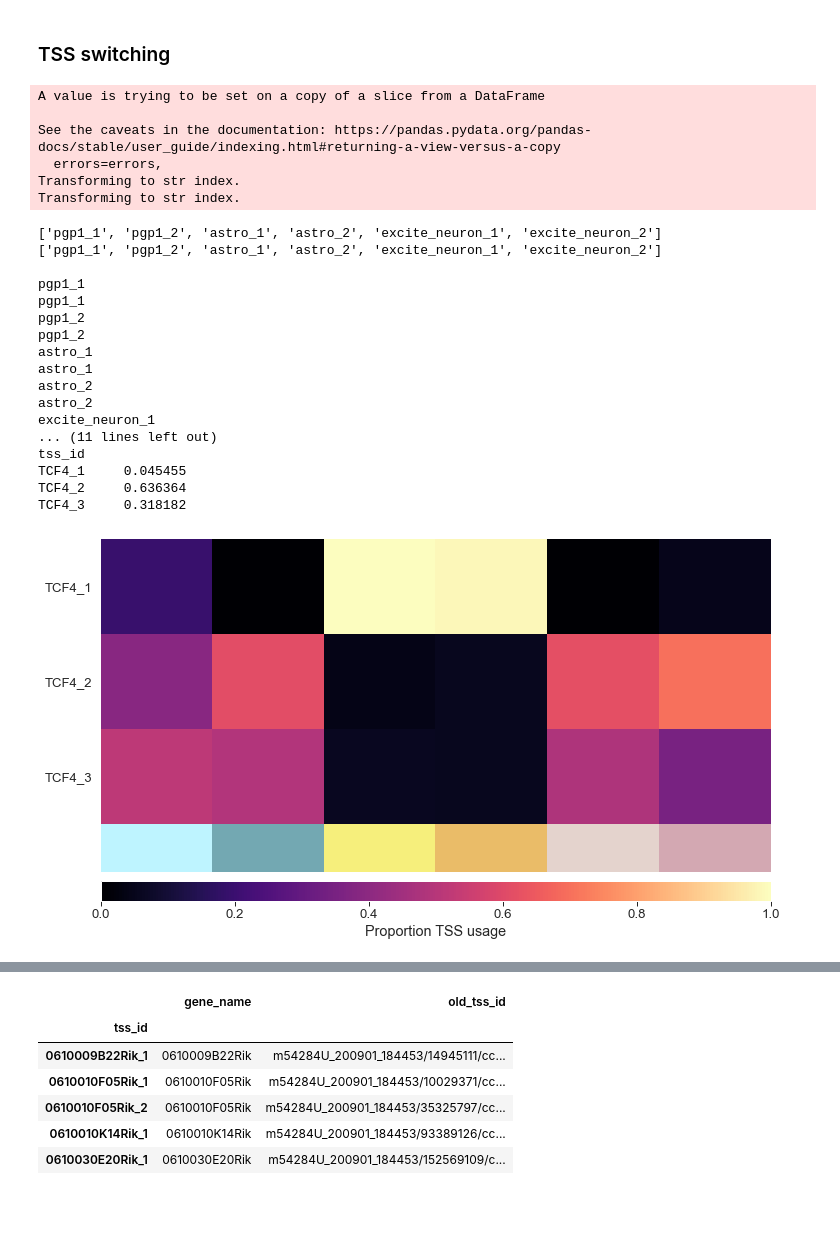
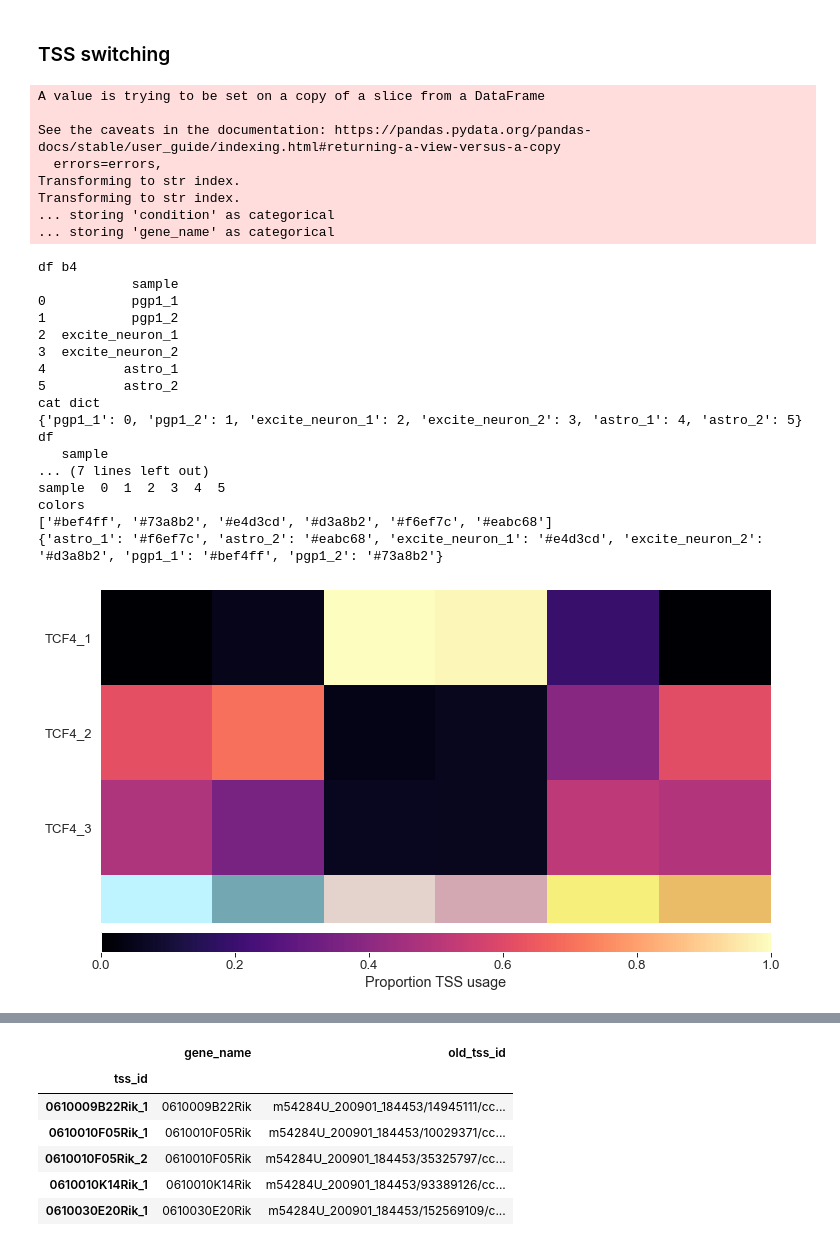
Before and after one commit to fairliereese/210413_pgp1, a Jupyter notebook: pgp1_lr.ipynb, the cells around one changed output, grey strips where cells are left out. Drawn from its saved outputs; the diff is of its cells as text; code cells hidden in the pictures; blank space fills up the shorter version.

Commit message:
fixed tss heatmap ordering bug

```diff
--- a/pgp1_lr.ipynb
+++ b/pgp1_lr.ipynb
@@ -382,6 +382,9 @@ cond_map = {'Astrocytes': ['astro_1', 'astro_2'], \
 df = pd.read_csv(ab_file, sep='\t')
 adata = make_adata(df, cond_map, how='tss')
 
+fname = 'tss.h5ad'
+adata.write(fname)
+
 # do one test for each pair of conditions
 tested = []
 conditions = ['Astrocytes', 'Excitatory neurons', 'PGP1']
@@ -392,6 +395,8 @@ See the caveats in the documentation: https://pandas.pydata.org/pandas-docs/stab
   errors=errors,
 Transforming to str index.
 Transforming to str index.
+... storing 'condition' as categorical
+... storing 'gene_name' as categorical
 # %%
 how = 'tss'
 for c1 in conditions:
@@ -423,13 +428,7 @@ for c1 in conditions:
 # %%
 def make_cond_map(groups, group_names):
     cond_map = dict()
-
-    print(groups)
-    print(group_names)
-    print()
     for group, group_name in zip(groups, group_names):
-        print(group)
-        print(group_name)
         cond_map[group] = group_name
     return cond_map
 
@@ -450,27 +449,28 @@ def calc_exp(adata, groups, group_names, how='tss', cpm=False):
 
     # conditions map
     cond_map = make_cond_map(groups, group_names)
-    print(cond_map)
+#     print(cond_map)
     col = 'condition'
-    adata.obs[col] = adata.obs.dataset.map(cond_map)
+    adata.obs.rename({'dataset':'condition'}, axis=1, inplace=True)
+#     adata.obs[col] = adata.obs.dataset.map(cond_map)
 
     # make df that we can groupby
     colnames = adata.var[id_col].tolist()
-    rownames = adata.obs.dataset.tolist()
+    rownames = adata.obs[col].tolist()
     raw = adata.X
     gene_names = adata.var.gene_name.tolist()
     df = pd.DataFrame(data=raw, index=rownames, columns=colnames)
     df.reset_index(inplace=True)
-    df.rename({'index':'dataset'}, axis=1, inplace=True)
-    samp = adata.obs[['dataset', col]]
-    df = df.merge(samp, how='left', on='dataset')
+    df.rename({'index':col}, axis=1, inplace=True)
+    samp = adata.obs[[col]]
+    df = df.merge(samp, how='left', on=col)
 
     # limit to only the cells that we want in this condition
     df[col] = df[col].astype('str')
     df = df.loc[df[col].isin(group_names)]
 
     # groupby sample type and sum over gen
-    df.drop('dataset', axis=1, inplace=True)
+#     df.drop(col, axis=1, inplace=True)
     df = df.groupby(col).sum().reset_index()
 
     if cpm:
@@ -586,22 +599,23 @@ def plot_tss_heatmap(adata, groups, group_names, gname, opref):
 # %%
-groups = ['pgp1_1', 'pgp1_2', 'astro_1', 'astro_2', 'excite_neuron_1', 'excite_neuron_2']
-plot_tss_heatmap(adata, groups, groups, 'TCF4', 'figures/tss')
+adata = sc.read('tss.h5ad')
+groups = ['pgp1_1', 'pgp1_2', 'excite_neuron_1', 'excite_neuron_2', 'astro_1', 'astro_2']
+tss_df = plot_tss_heatmap(adata, groups, groups, 'TCF4', 'figures/tss')
 # %% [output]
-['pgp1_1', 'pgp1_2', 'astro_1', 'astro_2', 'excite_neuron_1', 'excite_neuron_2']
-['pgp1_1', 'pgp1_2', 'astro_1', 'astro_2', 'excite_neuron_1', 'excite_neuron_2']
-
-pgp1_1
-pgp1_1
-pgp1_2
-pgp1_2
-astro_1
-astro_1
-astro_2
-astro_2
-excite_neuron_1
-... (11 lines left out)
-tss_id
-TCF4_1     0.045455
-TCF4_2     0.636364
-TCF4_3     0.318182
+df b4
+            sample
+0           pgp1_1
+1           pgp1_2
+2  excite_neuron_1
+3  excite_neuron_2
+4          astro_1
+5          astro_2
+cat dict
+{'pgp1_1': 0, 'pgp1_2': 1, 'excite_neuron_1': 2, 'excite_neuron_2': 3, 'astro_1': 4, 'astro_2': 5}
+df
+   sample
+... (7 lines left out)
+sample  0  1  2  3  4  5
+colors
+['#bef4ff', '#73a8b2', '#e4d3cd', '#d3a8b2', '#f6ef7c', '#eabc68']
+{'astro_1': '#f6ef7c', 'astro_2': '#eabc68', 'excite_neuron_1': '#e4d3cd', 'excite_neuron_2': '#d3a8b2', 'pgp1_1': '#bef4ff', 'pgp1_2': '#73a8b2'}
-[figure, old version]
+[figure, new version]
```
Also changed, not shown: parts of 4 cells of this notebook.
